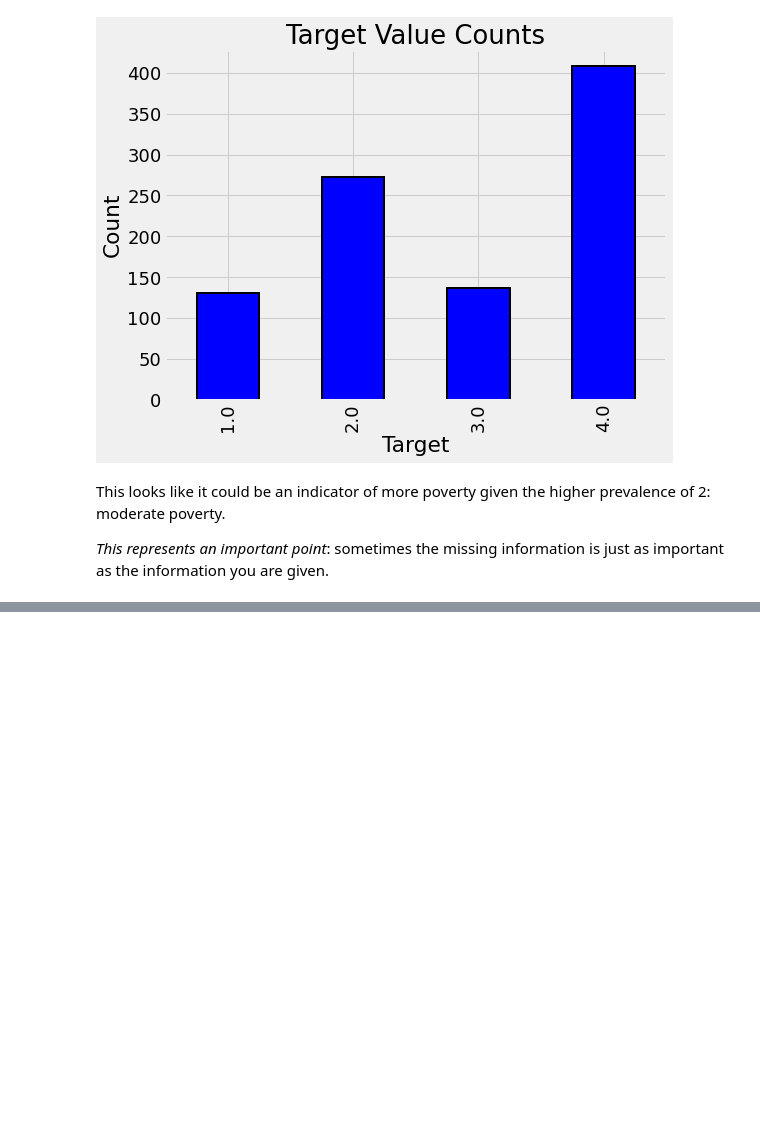
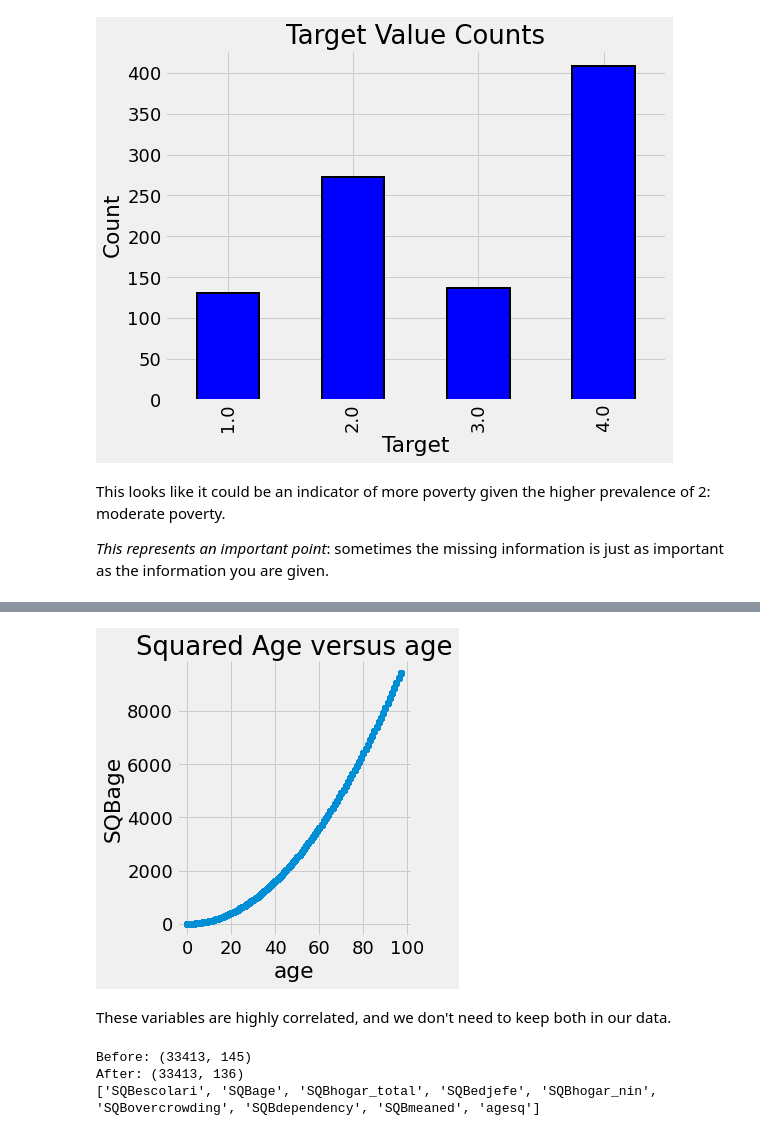
Before and after one commit to SM-Jang/kaggle, a Jupyter notebook: kaggle/household/household1.ipynb, the cells around one changed output, grey strips where cells are left out. Saved outputs shown, nothing was run; the diff lists cells and outputs as text; code cells hidden in the pictures; blank space fills up the shorter version.

```diff
--- a/kaggle/household/household1.ipynb
+++ b/kaggle/household/household1.ipynb
@@ -625,0 +707,19 @@ This looks like it could be an indicator of more poverty given the higher preval
+# %%
+sns.lmplot(x='age', y='SQBage', data=data, fit_reg=False)
+plt.title('Squared Age versus age')
+plt.xticks(np.arange(0,101,20))
+plt.show()
+# %% [output]
+[figure, added]
+# %% [markdown]
+These variables are highly correlated, and we don't need to keep both in our data.
+# %%
+# Remove square variables
+print('Before:',data.shape)
+data = data.drop(columns=sqr_)
+print('After:',data.shape)
+print(sqr_)
+# %% [output]
+Before: (33413, 145)
+After: (33413, 136)
+['SQBescolari', 'SQBage', 'SQBhogar_total', 'SQBedjefe', 'SQBhogar_nin', 'SQBovercrowding', 'SQBdependency', 'SQBmeaned', 'agesq']
```
Also changed, not shown: parts of 47 cells of this notebook.
